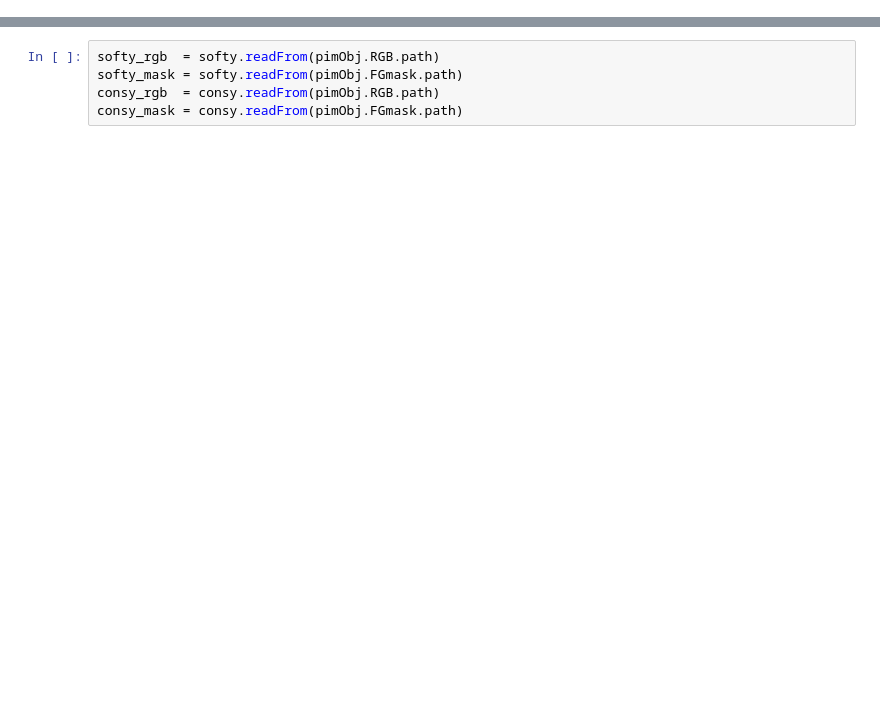
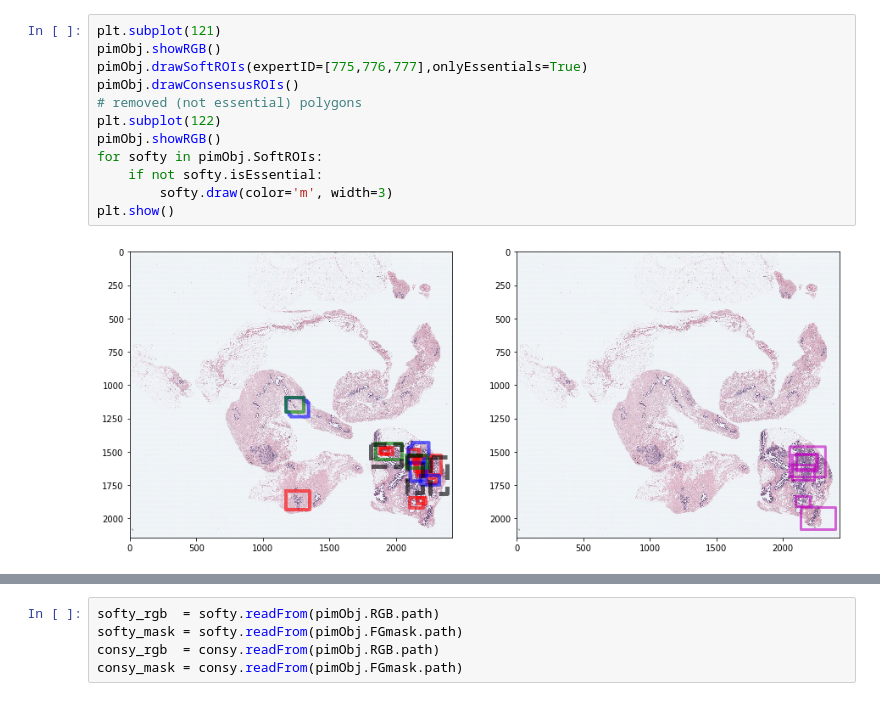
Before and after one commit to canermercancs/Deep-Learning-for-Pathology-Image-Analysis, a Jupyter notebook: Playground.ipynb, the cells around one changed output, grey strips where cells are left out. Drawn from its saved outputs; the diff is of its cells as text; blank space fills up the shorter version.

```diff
--- a/Playground.ipynb
+++ b/Playground.ipynb
@@ -21,3 +21,17 @@ plt.show()
+# %%
+plt.subplot(121)
+pimObj.showRGB()
+pimObj.drawSoftROIs(expertID=[775,776,777],onlyEssentials=True)
+pimObj.drawConsensusROIs()
+# removed (not essential) polygons
+plt.subplot(122)
+pimObj.showRGB()
+for softy in pimObj.SoftROIs:
+    if not softy.isEssential:
+        softy.draw(color='m', width=3)
+plt.show()
+# %% [output]
+[figure, added]
 # %%
 numClasses = 4
 for expID, expDiags in pimObj.ExpertDiagnoses.items():
```
Also changed, not shown: parts of 8 cells of this notebook.
